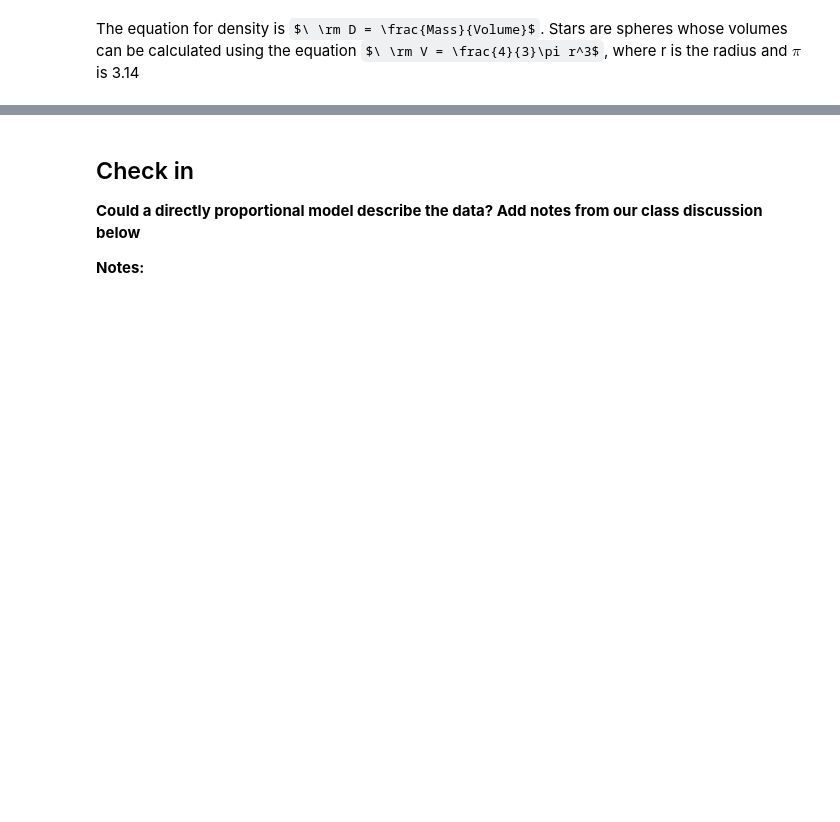
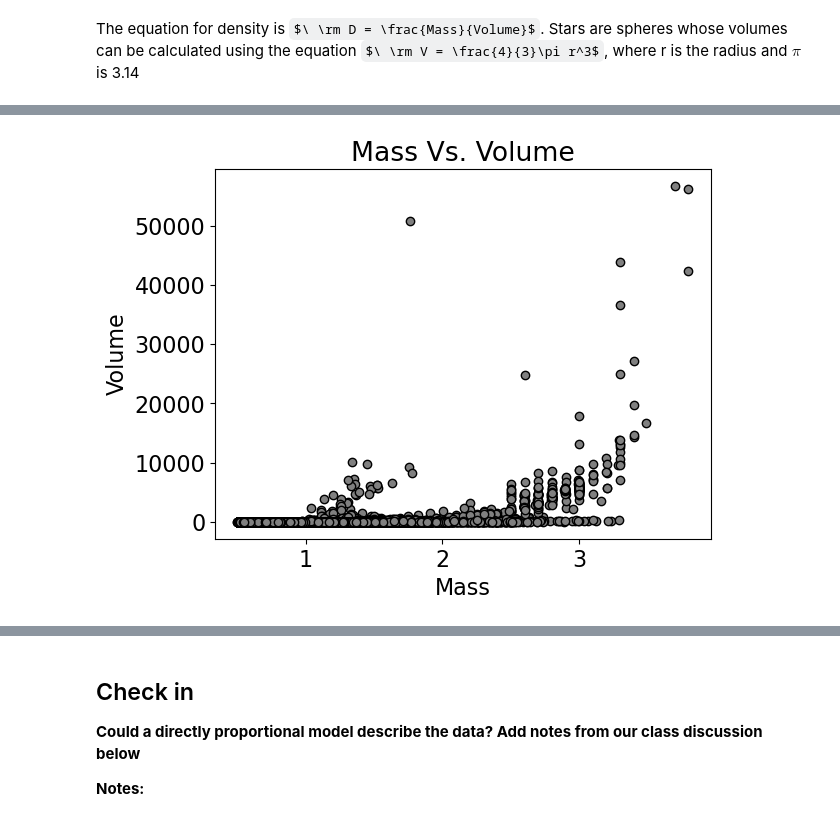
Before and after one commit to adipasquale117/CFR-2025, a Jupyter notebook: Astro/Blank/1 - Stars Pt2 .ipynb, the cells around one changed output, grey strips where cells are left out. Saved outputs shown, nothing was run; the diff lists cells and outputs as text; code cells hidden in the pictures; some formulas as TeX source; blank space fills up the shorter version.

```diff
--- a/Astro/Blank/1 - Stars Pt2 .ipynb
+++ b/Astro/Blank/1 - Stars Pt2 .ipynb
@@ -50,17 +50,15 @@ radius = data['Radius [Solar Radius]']
 # calculate the volume of the stars below. try doing so with a function!
 # the resulting units will be (Ro)^3
 
-pi = 3.14
-
-def star_volume(pi,radius):
-    volume = (4/3)*pi*radius^3
+def star_volume(radius):
+    volume = (4/3)*3.14*radius**3
     return volume
 
 def star_density(mass,volume):
     density = mass/volume
     return density
 
-volume = star_volume(pi,radius)
+volume = star_volume(radius)
 density = star_density(mass,volume)
 print(volume)
 print(density)
@@ -69,14 +83,19 @@ TypeError: Cannot perform 'xor' with a dtyped [float64] array and scalar of type
 # %%
 # let's make a mass vs volume plot, just like you did for STP!
-
-plt.plot()
-
+plt.scatter(mass, volume, color = 'grey', edgecolor = 'black')
+plt.title('Mass Vs. Volume')
+plt.xlabel('Mass')
+plt.ylabel('Volume')
 # import our graphing package
 
 
 #the below is optional but makes the font a size I can read more easily
 import matplotlib
+import matplotlib.pyplot as plt
+
 matplotlib.rc('font', **{'family':'sans-serif', 'size':16})
+# %% [output]
+[figure, added]
 # %%
 # create a scatter plot where mass is on the y axis and volume is on the x axis
 # don't forget to label both axes
```
Also changed, not shown: parts of 6 cells of this notebook, 1 other file.
